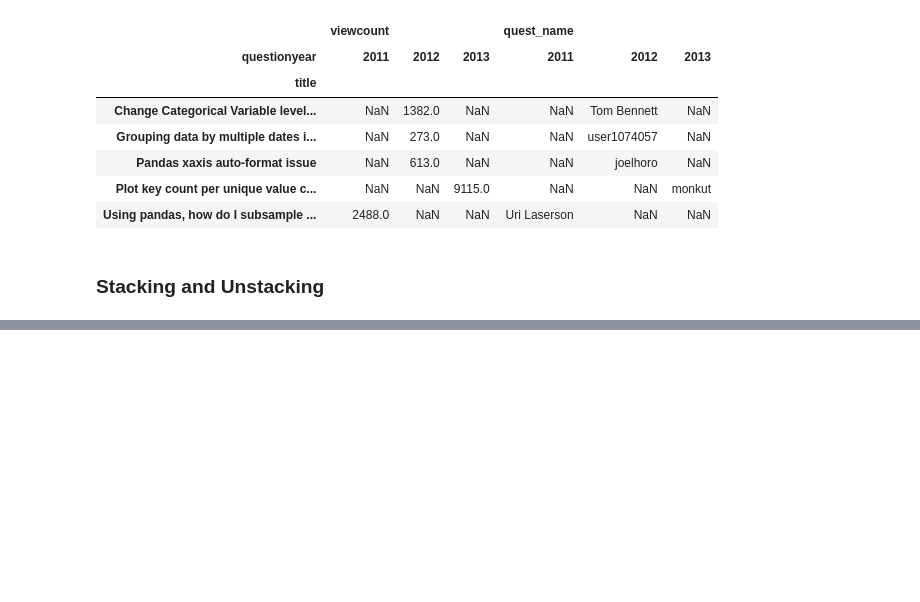
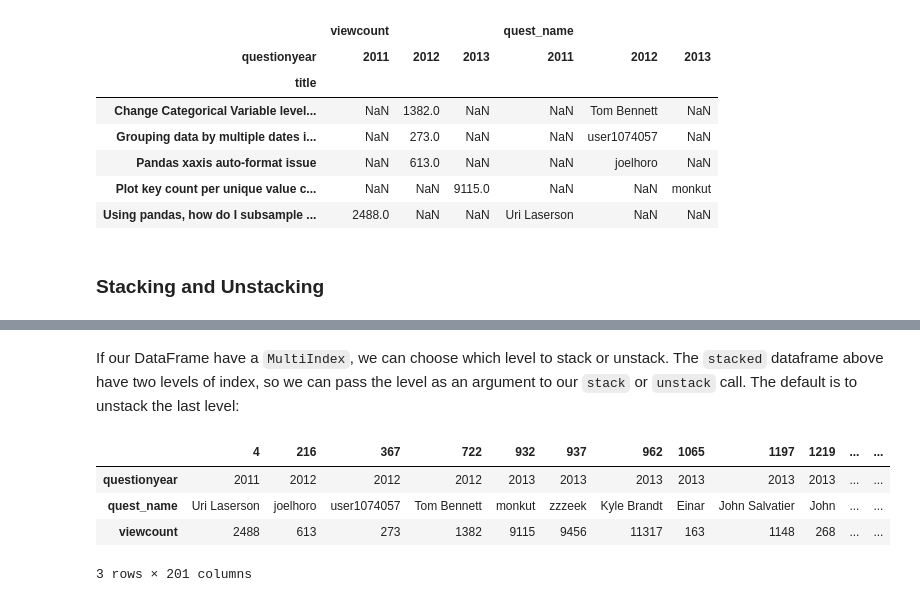
Before and after one commit to onlyphantom/WebAnalytics, a Jupyter notebook: lecture3.ipynb, the cells around one changed output, grey strips where cells are left out. Saved outputs shown, nothing was run; the diff lists cells and outputs as text; code cells hidden in the pictures; blank space fills up the shorter version.

Commit message:
add Stacking and Unstacking examples

```diff
--- a/lecture3.ipynb
+++ b/lecture3.ipynb
@@ -99,0 +112,4 @@ pivoted[['viewcount', 'quest_name']]
+# %%
+# stack() compresses a level in the DataFrame's columns
+stacked = hy[['questionyear', 'quest_name', 'viewcount']].stack()
+stacked.head(10)
@@ -99,0 +128,10 @@ pivoted[['viewcount', 'quest_name']]
+# %% [markdown]
+If our DataFrame have a `MultiIndex`, we can choose which level to stack or unstack. The `stacked` dataframe above have two levels of index, so we can pass the level as an argument to our `stack` or `unstack` call. The default is to unstack the last level:
+# %%
+stacked.unstack(0)
+# %% [output]
+|  | 4 | 216 | 367 | 722 | 932 | 937 | 962 | 1065 | 1197 | 1219 | ... | ... |
+| questionyear | 2011 | 2012 | 2012 | 2012 | 2013 | 2013 | 2013 | 2013 | 2013 | 2013 | ... | ... |
+| quest_name | Uri Laserson | joelhoro | user1074057 | Tom Bennett | monkut | zzzeek | Kyle Brandt | Einar | John Salvatier | John | ... | ... |
+| viewcount | 2488 | 613 | 273 | 1382 | 9115 | 9456 | 11317 | 163 | 1148 | 268 | ... | ... |
+3 rows × 201 columns
```
Also changed, not shown: parts of 11 cells of this notebook.
